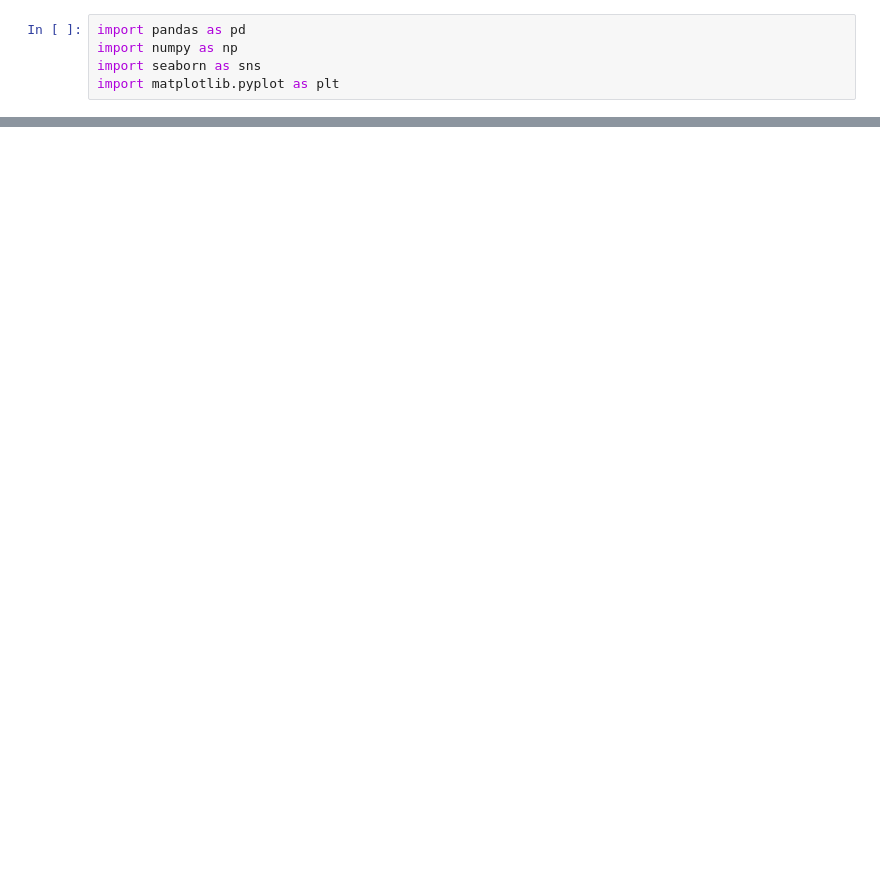
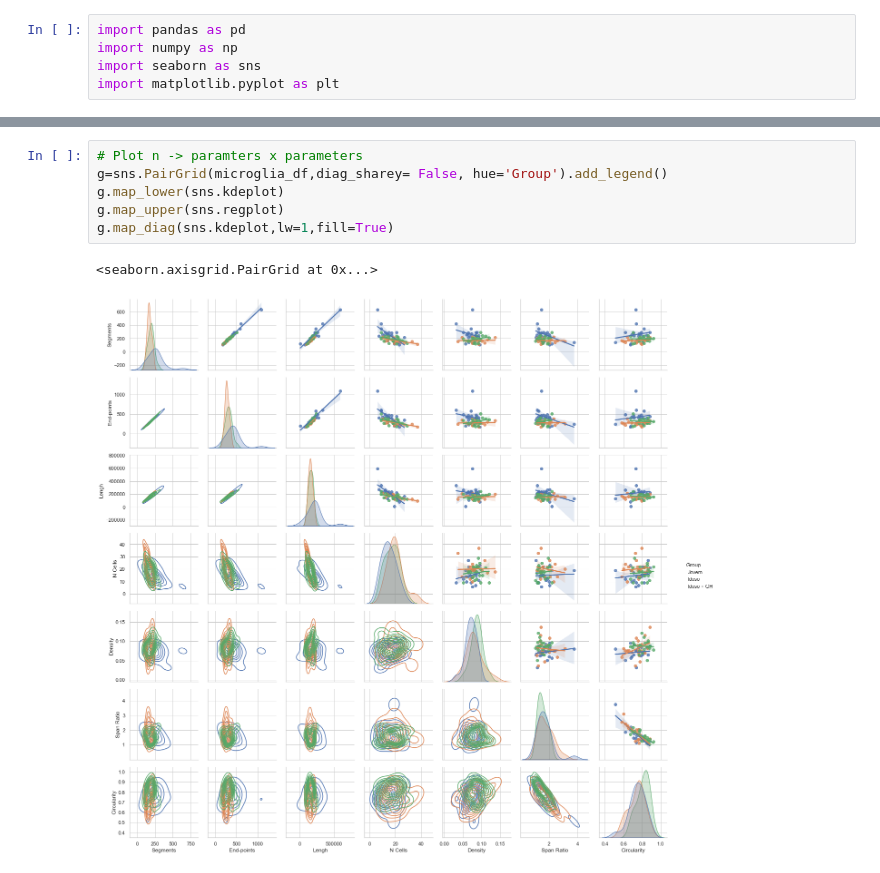
Before and after one commit to marinalemosc/prog_microglia, a Jupyter notebook: prog_microglia.ipynb, the cells around one changed output, grey strips where cells are left out. Cells and saved outputs as stored; diff of their text form; blank space fills up the shorter version.

```diff
--- a/prog_microglia.ipynb
+++ b/prog_microglia.ipynb
@@ -24 +42,10 @@ sns.stripplot(x=microglia_df['Grupo'], y=microglia_df['Num cells'],color='black'
+# %%
+# Plot n -> paramters x parameters
+g=sns.PairGrid(microglia_df,diag_sharey= False, hue='Group').add_legend()
+g.map_lower(sns.kdeplot)
+g.map_upper(sns.regplot)
+g.map_diag(sns.kdeplot,lw=1,fill=True)
+# %% [output]
+<seaborn.axisgrid.PairGrid at 0x...>
+[figure, added]
 # %%
```
Also changed, not shown: parts of 4 cells of this notebook.
